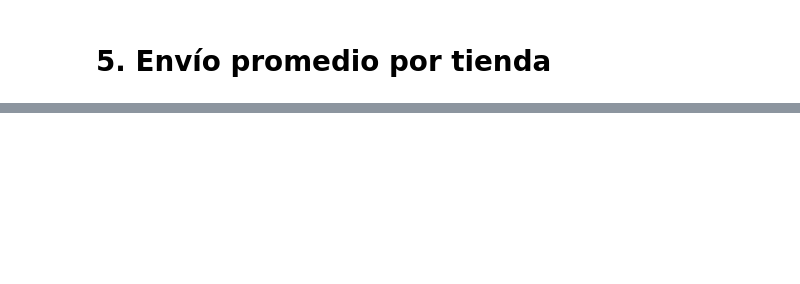
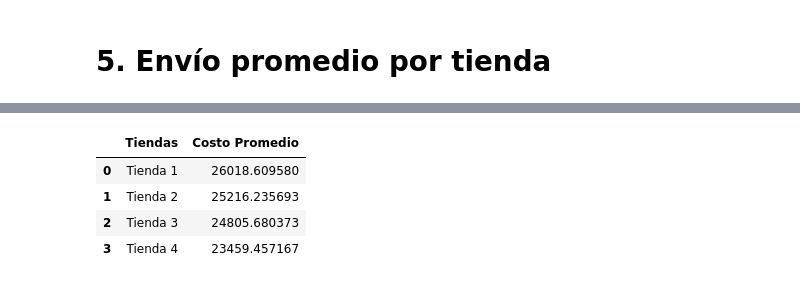
Before and after one commit to Nancy-Velazquez/AluraStoreLatam, a Jupyter notebook: AluraStoreLatam.ipynb, the cells around one changed output, grey strips where cells are left out. Saved outputs shown, nothing was run; the diff lists cells and outputs as text; code cells hidden in the pictures; blank space fills up the shorter version.

```diff
--- a/AluraStoreLatam.ipynb
+++ b/AluraStoreLatam.ipynb
@@ -277,0 +315,19 @@ plt.show()
+# %%
+columna_envio = 'Costo de envío'
+envio_tienda1 = tienda[columna_envio].mean()
+envio_tienda2 = tienda2[columna_envio].mean()
+envio_tienda3 = tienda3[columna_envio].mean()
+envio_tienda4 = tienda4[columna_envio].mean()
+
+df_envios = pd.DataFrame({
+    'Tiendas': ['Tienda 1', 'Tienda 2', 'Tienda 3', 'Tienda 4'],
+    'Costo Promedio': [envio_tienda1, envio_tienda2, envio_tienda3, envio_tienda4]
+})
+
+display(df_envios)
+# %% [output]
+|  | Tiendas | Costo Promedio |
+| 0 | Tienda 1 | 26018.609580 |
+| 1 | Tienda 2 | 25216.235693 |
+| 2 | Tienda 3 | 24805.680373 |
+| 3 | Tienda 4 | 23459.457167 |
```
Also changed, not shown: parts of 8 cells of this notebook.
